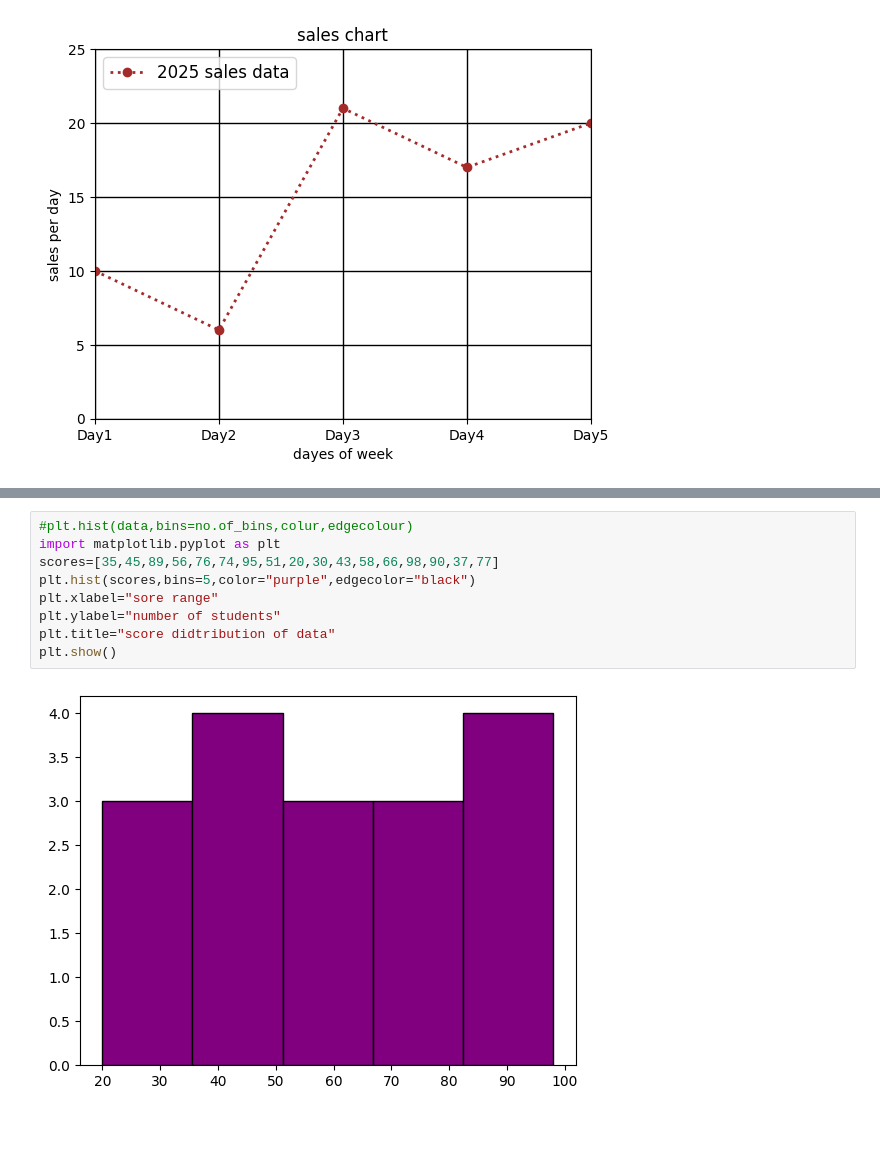
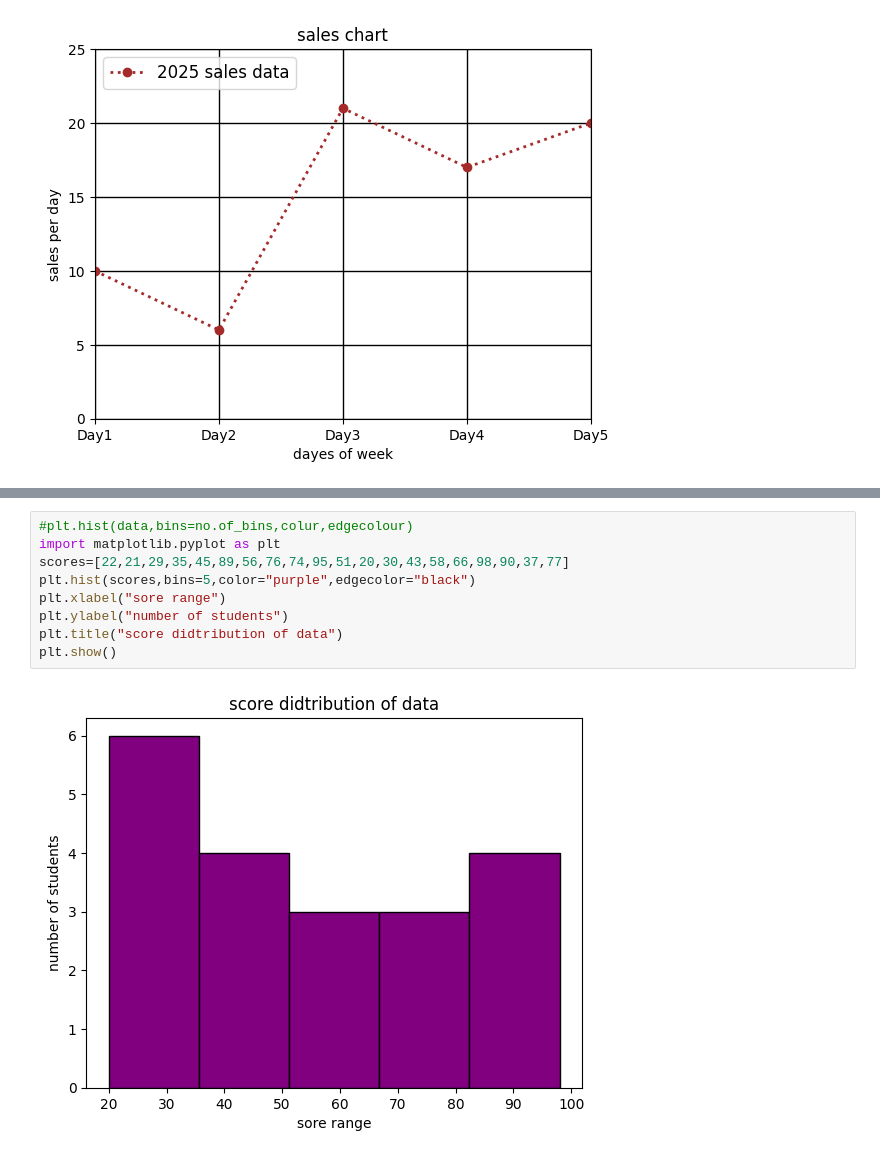
Before and after one commit to YashBora21/Data_Visualisation, a Jupyter notebook: plotting.ipynb, the cells around one changed output, grey strips where cells are left out. Drawn from its saved outputs; the diff is of its cells as text; blank space fills up the shorter version.

```diff
--- a/plotting.ipynb
+++ b/plotting.ipynb
@@ -60,11 +59,11 @@ plt.show()
 # %%
 #plt.hist(data,bins=no.of_bins,colur,edgecolour)
 import matplotlib.pyplot as plt
-scores=[35,45,89,56,76,74,95,51,20,30,43,58,66,98,90,37,77]
+scores=[22,21,29,35,45,89,56,76,74,95,51,20,30,43,58,66,98,90,37,77]
 plt.hist(scores,bins=5,color="purple",edgecolor="black")
-plt.xlabel="sore range"
-plt.ylabel="number of students"
-plt.title="score didtribution of data"
+plt.xlabel("sore range")
+plt.ylabel("number of students")
+plt.title("score didtribution of data")
 plt.show()
 # %% [output]
-[figure, old version]
+[figure, new version]
```
Also changed, not shown: parts of 2 cells of this notebook, 11 other files.
